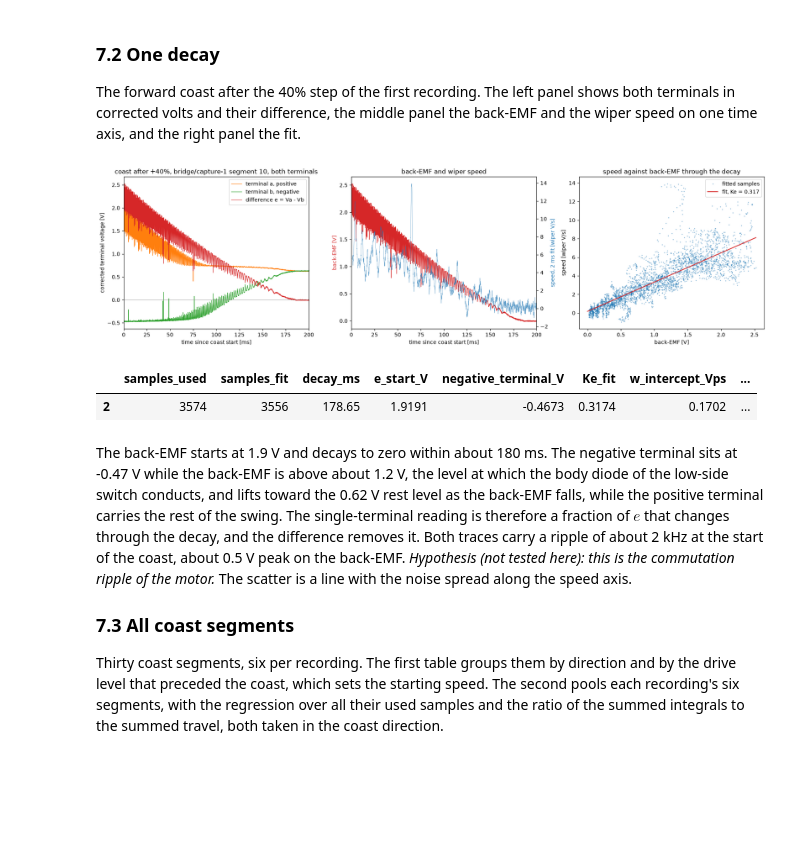
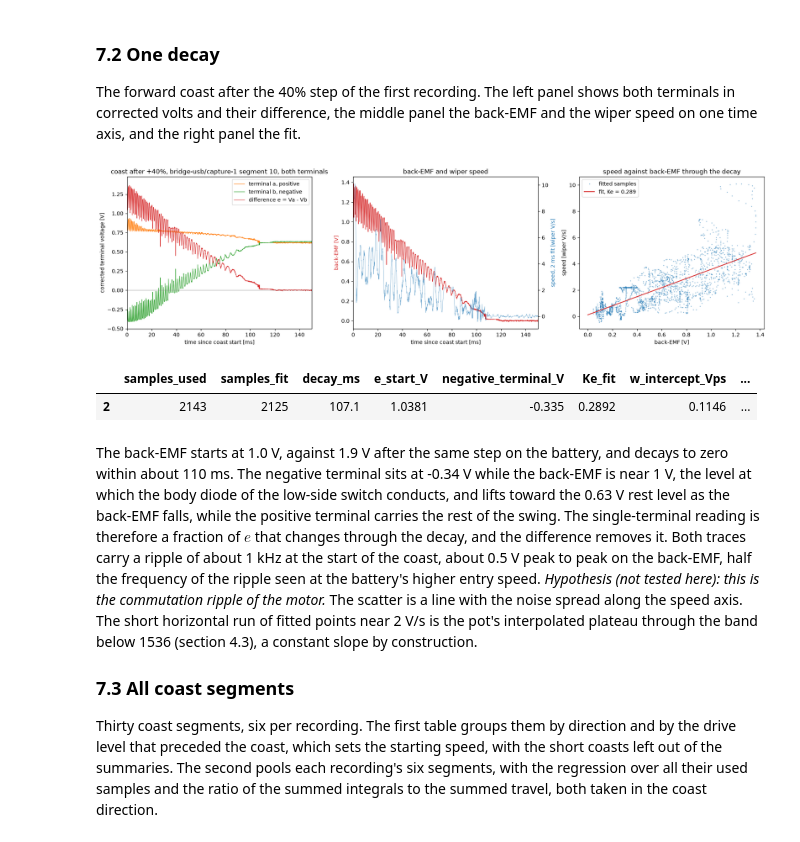
Before and after one commit to OpenServoCore/open-servo-core, a Jupyter notebook: notebooks/03-back-emf.ipynb, the cells around one changed output. Saved outputs shown, nothing was run; the diff lists cells and outputs as text; code cells hidden in the pictures; blank space fills up the shorter version.

Commit message:
notebooks: re-execute bridge, bemf, friction and inertia on the hacked chain

```diff
--- a/notebooks/03-back-emf.ipynb
+++ b/notebooks/03-back-emf.ipynb
@@ -536,16 +867,15 @@ TRACE_SAMPLES = 200                      # 10 ms of the step start kept for the
 BRIDGE_ON_A = 0.1                        # current that marks the first sample with the bridge on
 
 def full_duty_steps(df):
-    vb = bias_counts(df)
-    bias = current_bias(df)
+    vb_a, vb_b, bias = df["vb"].iloc[0], df["vb_b"].iloc[0], df["bias"].iloc[0]
     for seg_id, seg in df.groupby("seg"):
         d = seg["duty_pct"].iloc[0]
         if seg_id == 0 or abs(d) < 99.9:
             continue
         sgn = int(np.sign(d))
-        v = sgn * DIV_RATIO * (seg["vmotor_a"] - seg["vmotor_b"]).to_numpy() * V_ADC_PER_COUNT
-        i = (seg["current_raw"].to_numpy() - bias) * A_PER_COUNT
-        pos = sgn * seg["pos"].to_numpy() * V_ADC_PER_COUNT
+        v = sgn * ch.diff_V(seg["vmotor_a"].to_numpy(), seg["vmotor_b"].to_numpy(), vb_a, vb_b)
+        i = (seg["current_raw"].to_numpy() - bias) * ch.a_per_count
+        pos = sgn * seg["pos"].to_numpy() * ch.v_adc_per_count
         on = int(np.flatnonzero(i > BRIDGE_ON_A)[0])
         yield sgn, on, v, i, pos
 
@@ -588,7 +918,7 @@ ax.axhline(0, color="grey", lw=0.5)
 ax2 = ax.twinx()
 ax2.plot(tm[lo:], mean_trace[lo:, 1] / mean_trace[lo:, 0], color="tab:red")
 ax2.set_ylabel("apparent R = v / i [Ohm]", color="tab:red")
-ax2.set_ylim(3.5, 6.5)
+ax2.set_ylim(3.5, 7.0)
 ax.axvspan(lo / TICK_HZ * 1e3, hi / TICK_HZ * 1e3, color="grey", alpha=0.2)
 ax.set_xlabel("time since the bridge switched on [ms]")
 ax.set_title("the same steps, pot displacement and apparent R")
@@ -951,13 +1354,14 @@ $\int e\,dt = K_e \int \omega\,dt = K_e\,\Delta p$.
 DERIV_WINDOW = 41          # samples, 2 ms centred fit
 E_MIN_V = 0.02             # terminal volts, about 8 counts of tap difference
 FIRST_SAMPLE = 2           # third sample of the segment onward
+MIN_DECAY_MS = 50          # shorter decays are flagged short (see above)
 
-def coast_trace(seg, vb):
+def coast_trace(seg, vb_a, vb_b):
     d = int(seg["dir"].iloc[0])
-    pos = seg["pos"].to_numpy() * V_ADC_PER_COUNT
+    pos = seg["pos"].to_numpy() * ch.v_adc_per_count
     w = savgol_filter(pos, DERIV_WINDOW, 1, deriv=1, delta=1.0 / TICK_HZ)
-    va, vb_ = terminals(seg, vb)
-    e = va - vb_
+    va, vb_ = terminals(seg, vb_a, vb_b)
+    e = ch.diff_V(seg["vmotor_a"].to_numpy(), seg["vmotor_b"].to_numpy(), vb_a, vb_b)
     idx = np.arange(len(seg))
     ok = (idx >= FIRST_SAMPLE) & (va + vb_ < SUM_GATE_V) & (d * e >= E_MIN_V)
     start = np.flatnonzero(ok)[0]
@@ -968,23 +1372,25 @@ def coast_trace(seg, vb):
     return idx / TICK_HZ, pos, w, e, used, fit, va, vb_
 
 def coast_fits(df, meta):
-    vb = bias_counts(df)
+    vb_a, vb_b = df["vb"].iloc[0], df["vb_b"].iloc[0]
     out = []
     for seg_id, level, seg in coast_segments(df, meta):
         d = int(seg["dir"].iloc[0])
-        t, pos, w, e, used, fit, va, vb_ = coast_trace(seg, vb)
+        t, pos, w, e, used, fit, va, vb_ = coast_trace(seg, vb_a, vb_b)
         slope, icpt = np.polyfit(e[fit], w[fit], 1)
         span = np.flatnonzero(used)
         integral = np.trapezoid(e[used], t[used])
         travel = pos[span[-1]] - pos[span[0]]
         positive, negative = (va, vb_) if d > 0 else (vb_, va)
+        decay_ms = (span[-1] - span[0]) / TICK_HZ * 1e3
         out.append({
             "seg": seg_id,
             "direction": d,
             "drive_pct": level,
             "samples_used": int(used.sum()),
             "samples_fit": int(fit.sum()),
-            "decay_ms": (span[-1] - span[0]) / TICK_HZ * 1e3,
+            "decay_ms": decay_ms,
+            "short": decay_ms < MIN_DECAY_MS,
             "e_start_V": e[span[0]],
             "negative_terminal_V": np.median(negative[span[0]:span[0] + 400]),
             "Ke_fit": 1.0 / slope,
@@ -997,6 +1403,6 @@ def coast_fits(df, meta):
 
 coasts = pd.concat([coast_fits(df, meta).assign(recording=n) for n, (df, meta) in spin.items()],
                    ignore_index=True)
-coasts[coasts["recording"] == "bridge/capture-1"].set_index("seg").drop(
+coasts[coasts["recording"] == "bridge-usb/capture-1"].set_index("seg").drop(
     columns=["recording", "integral_Vs", "travel_V"]).round(4)
 # %% [output]
@@ -1016,68 +1422,73 @@ panel shows both terminals in corrected volts and their difference, the
 middle panel the back-EMF and the wiper speed on one time axis, and the
 right panel the fit.
 # %%
-df_s, meta_s = spin["bridge/capture-1"]
-seg_id = int(coasts[(coasts["recording"] == "bridge/capture-1")
+df_s, meta_s = spin["bridge-usb/capture-1"]
+seg_id = int(coasts[(coasts["recording"] == "bridge-usb/capture-1")
                     & (coasts["direction"] == 1) & (coasts["drive_pct"] == 40)]["seg"].iloc[0])
 seg = df_s[df_s["seg"] == seg_id]
-t, pos, w, e, used, fit, va, vb_ = coast_trace(seg, bias_counts(df_s))
-row = coasts[(coasts["recording"] == "bridge/capture-1") & (coasts["seg"] == seg_id)].iloc[0]
+t, pos, w, e, used, fit, va, vb_ = coast_trace(seg, df_s["vb"].iloc[0], df_s["vb_b"].iloc[0])
+row = coasts[(coasts["recording"] == "bridge-usb/capture-1") & (coasts["seg"] == seg_id)].iloc[0]
 
 fig, axes = plt.subplots(1, 3, figsize=(18, 5))
 ax = axes[0]
 ax.plot(t[FIRST_SAMPLE:] * 1e3, va[FIRST_SAMPLE:], color="tab:orange", lw=0.8, label="terminal a, positive")
 ax.plot(t[FIRST_SAMPLE:] * 1e3, vb_[FIRST_SAMPLE:], color="tab:green", lw=0.8, label="terminal b, negative")
 ax.plot(t[FIRST_SAMPLE:] * 1e3, e[FIRST_SAMPLE:], color="tab:red", lw=0.8, label="difference e = Va - Vb")
 ax.axhline(0, color="grey", lw=0.5)
-ax.set_xlim(0, 200)
+ax.set_xlim(0, 150)
 ax.set_xlabel("time since coast start [ms]")
 ax.set_ylabel("corrected terminal voltage [V]")
-ax.set_title(f"coast after +40%, bridge/capture-1 segment {seg_id}, both terminals")
+ax.set_title(f"coast after +40%, bridge-usb/capture-1 segment {seg_id}, both terminals")
 ax.legend()
 ax = axes[1]
 ax.plot(t[FIRST_SAMPLE:] * 1e3, e[FIRST_SAMPLE:], color="tab:red", lw=0.8)
 ax.set_xlabel("time since coast start [ms]")
 ax.set_ylabel("back-EMF [V]", color="tab:red")
 ax2 = ax.twinx()
 ax2.plot(t * 1e3, w, color="tab:blue", lw=0.5, alpha=0.7)
 ax2.set_ylabel("speed, 2 ms fit [wiper V/s]", color="tab:blue")
-ax.set_xlim(0, 200)
+ax.set_xlim(0, 150)
 ax.set_title("back-EMF and wiper speed")
 ax = axes[2]
 ax.plot(e[fit], w[fit], ".", ms=2, alpha=0.4, label="fitted samples")
 ee = np.linspace(0, e[fit].max(), 10)
 ax.plot(ee, ee / row["Ke_fit"] + row["w_intercept_Vps"], color="tab:red",
         label=f"fit, Ke = {row['Ke_fit']:.3f}")
 ax.set_xlabel("back-EMF [V]")
 ax.set_ylabel("speed [wiper V/s]")
 ax.set_title("speed against back-EMF through the decay")
 ax.legend()
 fig.tight_layout()
 plt.show()
 
 pd.DataFrame([row[["samples_used", "samples_fit", "decay_ms", "e_start_V", "negative_terminal_V",
                    "Ke_fit", "w_intercept_Vps", "Ke_integral"]]]).round(4)
 # %% [output]
-[figure, old version]
+[figure, new version]
 |  | samples_used | samples_fit | decay_ms | e_start_V | negative_terminal_V | Ke_fit | w_intercept_Vps | ... |
-| 2 | 3574 | 3556 | 178.65 | 1.9191 | -0.4673 | 0.3174 | 0.1702 | ... |
+| 2 | 2143 | 2125 | 107.1 | 1.0381 | -0.335 | 0.2892 | 0.1146 | ... |
 # %% [markdown]
-The back-EMF starts at 1.9 V and decays to zero within about 180 ms. The
-negative terminal sits at -0.47 V while the back-EMF is above about 1.2 V,
-the level at which the body diode of the low-side switch conducts, and
-lifts toward the 0.62 V rest level as the back-EMF falls, while the
-positive terminal carries the rest of the swing. The single-terminal
-reading is therefore a fraction of $e$ that changes through the decay, and
-the difference removes it. Both traces carry a ripple of about 2 kHz at the
-start of the coast, about 0.5 V peak on the back-EMF. *Hypothesis (not tested
-here): this is the commutation ripple of the motor.* The scatter is a line
-with the noise spread along the speed axis.
+The back-EMF starts at 1.0 V, against 1.9 V after the same step on the
+battery, and decays to zero within about 110 ms. The negative terminal
+sits at -0.34 V while the back-EMF is near 1 V, the level at which the
+body diode of the low-side switch conducts, and lifts toward the 0.63 V
+rest level as the back-EMF falls, while the positive terminal
+carries the rest of the swing. The single-terminal reading is therefore a
+fraction of $e$ that changes through the decay, and the difference removes
+it. Both traces carry a ripple of about 1 kHz at the start of the coast,
+about 0.5 V peak to peak on the back-EMF, half the frequency of the ripple
+seen at the battery's higher entry speed. *Hypothesis (not tested here):
+this is the commutation ripple of the motor.* The scatter is a line with
+the noise spread along the speed axis. The short horizontal run of fitted
+points near 2 V/s is the pot's interpolated plateau through the band
+below 1536 (section 4.3), a constant slope by construction.
 
 ### 7.3 All coast segments
 
 Thirty coast segments, six per recording. The first table groups them by
 direction and by the drive level that preceded the coast, which sets the
-starting speed. The second pools each recording's six segments, with the
-regression over all their used samples and the ratio of the summed
-integrals to the summed travel, both taken in the coast direction.
+starting speed, with the short coasts left out of the summaries. The
+second pools each recording's six segments, with the regression over all
+their used samples and the ratio of the summed integrals to the summed
+travel, both taken in the coast direction.
 # %%
```
Also changed, not shown: parts of 51 cells of this notebook, 3 other files.
